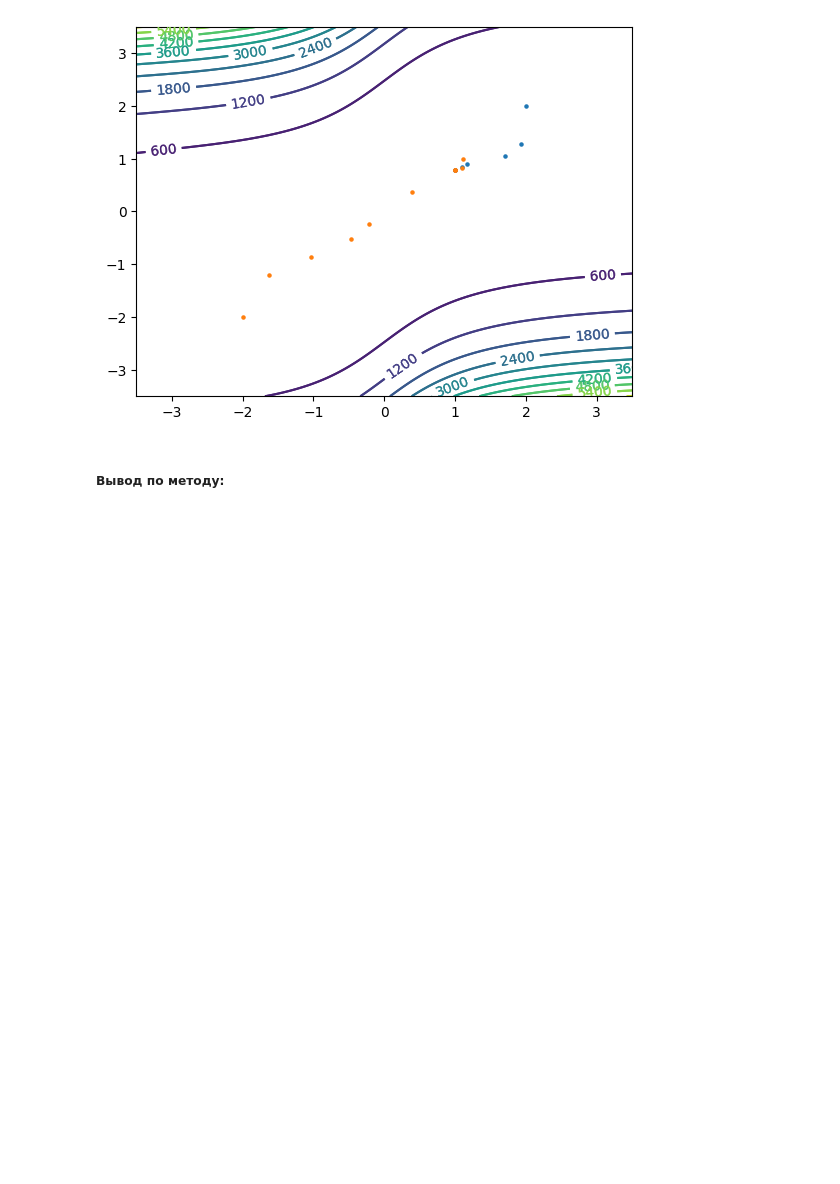
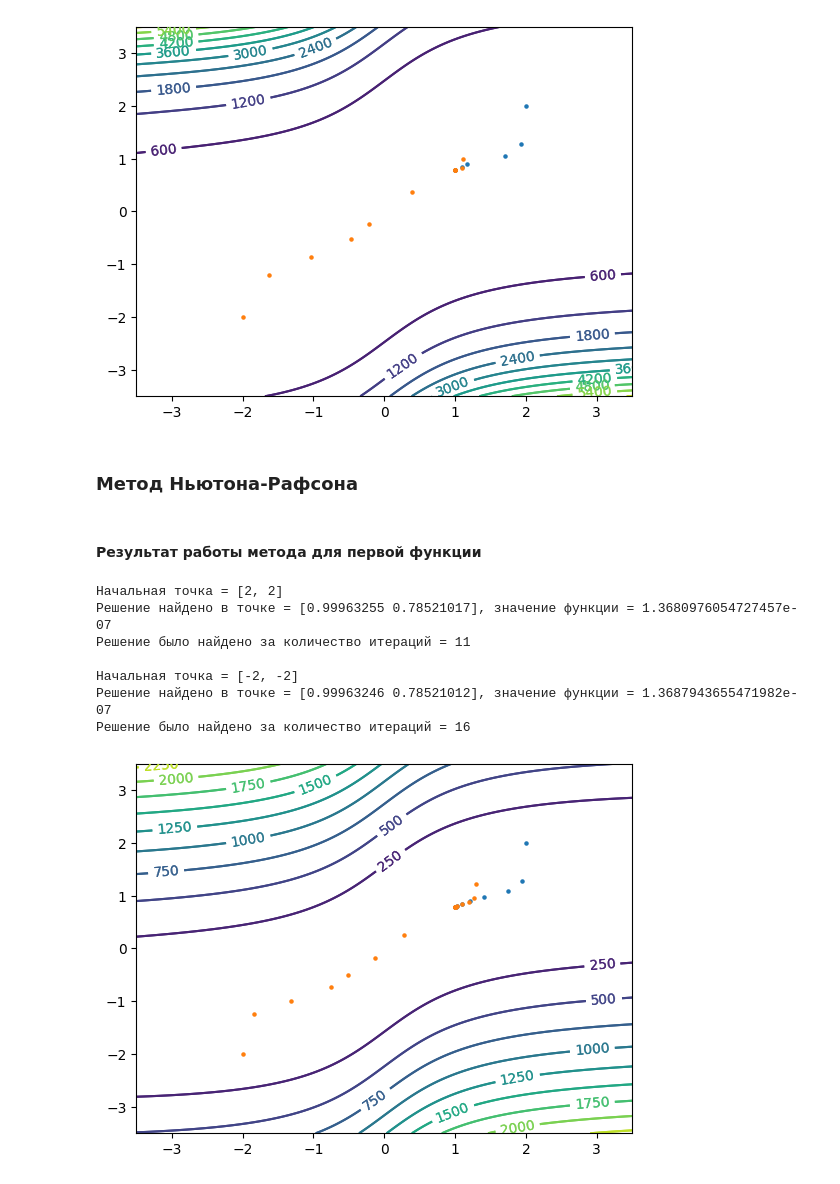
Before and after one commit to Ivan-Yagilev/Optimization_methods_labs, a Jupyter notebook: second_labs/several variables2.ipynb, the cells around one changed output. Saved outputs shown, nothing was run; the diff lists cells and outputs as text; code cells hidden in the pictures; blank space fills up the shorter version.

Commit message:
finish newton and start PR method

```diff
--- a/second_labs/several variables2.ipynb
+++ b/second_labs/several variables2.ipynb
@@ -202,5 +204,5 @@ newton(f2, xb=[-2, -2], maxiter=1500, eps=0.0001)
 Решение найдено в точке = [0.999619810777177, 0.7852030326344728], значение функции = 101.00000007352193
 Решение было найдено за количество итераций = 11
 [figure]
-# %% [markdown]
-##### Вывод по методу:
+# %% [markdown]
+### Метод Ньютона-Рафсона
@@ -206,0 +287,14 @@ newton(f2, xb=[-2, -2], maxiter=1500, eps=0.0001)
+# %% [markdown]
+#### Результат работы метода для первой функции
+# %%
+newtonRaphson(f1, xb=[2, 2], maxiter=15000, eps=0.0001)
+newtonRaphson(f1, xb=[-2, -2], maxiter=15000, eps=0.0001)
+# %% [output]
+Начальная точка = [2, 2]
+Решение найдено в точке = [0.99963255 0.78521017], значение функции = 1.3680976054727457e-07
+Решение было найдено за количество итераций = 11
+
+Начальная точка = [-2, -2]
+Решение найдено в точке = [0.99963246 0.78521012], значение функции = 1.3687943655471982e-07
+Решение было найдено за количество итераций = 16
+[figure, added]
```
Also changed, not shown: parts of 12 cells of this notebook, 2 other files.
